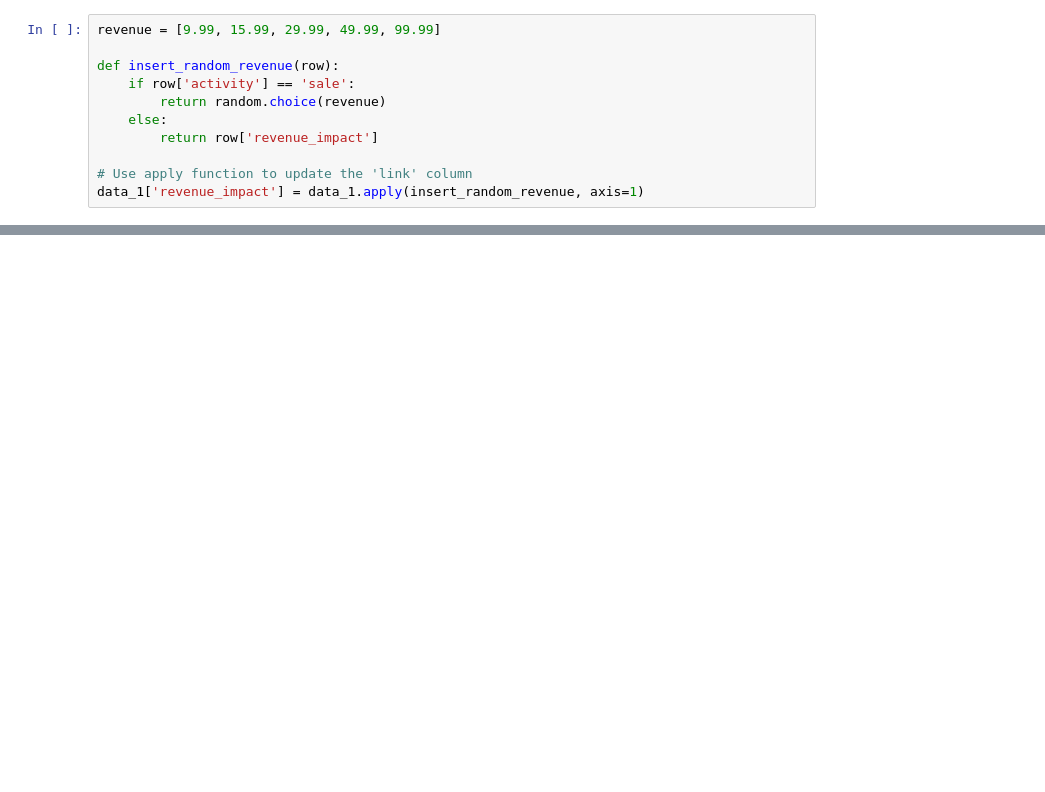
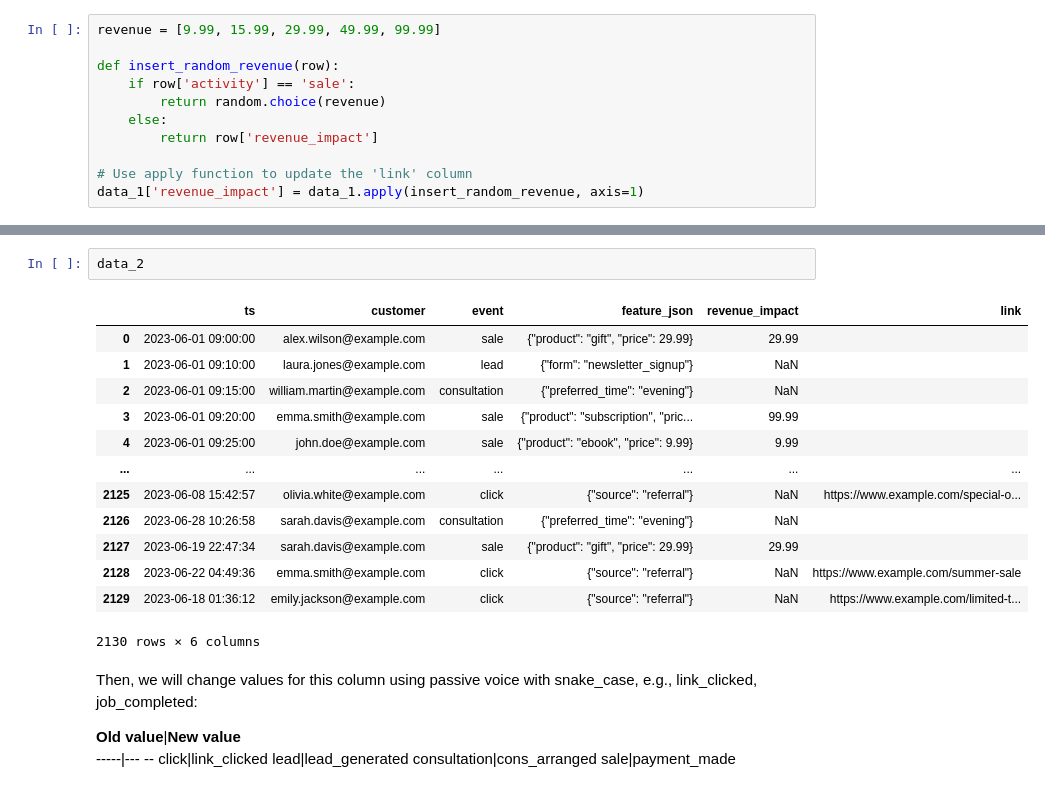
Before and after one commit to peargrape/activity_schema_sample, a Jupyter notebook: v_2/activity_schema_script.ipynb, the cells around one changed output, grey strips where cells are left out. Cells and saved outputs as stored; diff of their text form; blank space fills up the shorter version.

```diff
--- a/v_2/activity_schema_script.ipynb
+++ b/v_2/activity_schema_script.ipynb
@@ -324,0 +433,25 @@ data_1
+# %%
+data_2
+# %% [output]
+|  | ts | customer | event | feature_json | revenue_impact | link |
+| 0 | 2023-06-01 09:00:00 | alex.wilson@example.com | sale | {"product": "gift", "price": 29.99} | 29.99 |  |
+| 1 | 2023-06-01 09:10:00 | laura.jones@example.com | lead | {"form": "newsletter_signup"} | NaN |  |
+| 2 | 2023-06-01 09:15:00 | william.martin@example.com | consultation | {"preferred_time": "evening"} | NaN |  |
+| 3 | 2023-06-01 09:20:00 | emma.smith@example.com | sale | {"product": "subscription", "pric... | 99.99 |  |
+| 4 | 2023-06-01 09:25:00 | john.doe@example.com | sale | {"product": "ebook", "price": 9.99} | 9.99 |  |
+| ... | ... | ... | ... | ... | ... | ... |
+| 2125 | 2023-06-08 15:42:57 | olivia.white@example.com | click | {"source": "referral"} | NaN | https://www.example.com/special-o... |
+| 2126 | 2023-06-28 10:26:58 | sarah.davis@example.com | consultation | {"preferred_time": "evening"} | NaN |  |
+| 2127 | 2023-06-19 22:47:34 | sarah.davis@example.com | sale | {"product": "gift", "price": 29.99} | 29.99 |  |
+| 2128 | 2023-06-22 04:49:36 | emma.smith@example.com | click | {"source": "referral"} | NaN | https://www.example.com/summer-sale |
+| 2129 | 2023-06-18 01:36:12 | emily.jackson@example.com | click | {"source": "referral"} | NaN | https://www.example.com/limited-t... |
+2130 rows × 6 columns
+# %% [markdown]
+Then, we will change values for this column using passive voice with snake_case, e.g., link_clicked, job_completed:
+
+**Old value**|**New value**
+-----|--- --
+click|link_clicked
+lead|lead_generated
+consultation|cons_arranged
+sale|payment_made
```
Also changed, not shown: parts of 20 cells of this notebook, 13 other files.
